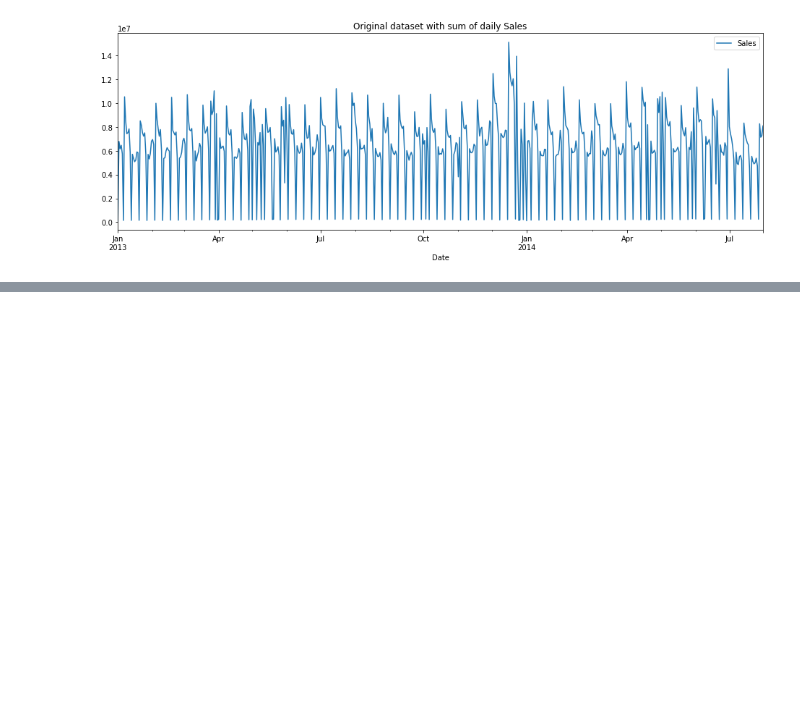
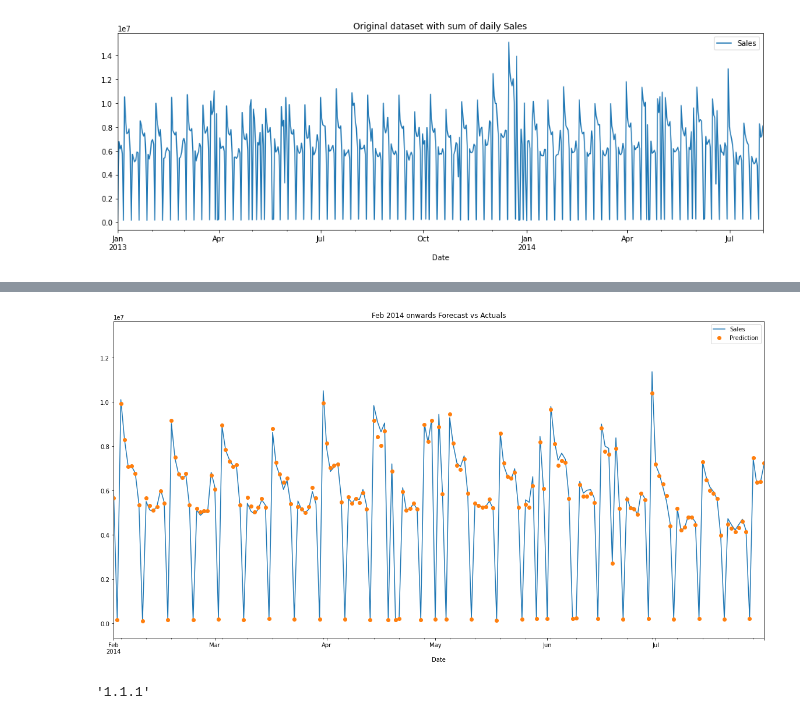
Before and after one commit to ninathumser/Minicomp_Team3, a Jupyter notebook: Nina.ipynb, the cells around one changed output, grey strips where cells are left out. Drawn from its saved outputs; the diff is of its cells as text; code cells hidden in the pictures; blank space fills up the shorter version.

```diff
--- a/Nina.ipynb
+++ b/Nina.ipynb
@@ -252,0 +359,12 @@ df_all.groupby('Date').sum()[['Sales','Prediction']].plot(figsize=(15, 5))
+# %%
+# Plot the forecast with the actual
+ax = df_all.groupby('Date').sum()[['Sales', 'Prediction']].plot(style=['-','o'], figsize=(20, 10))
+ax.set_xbound(lower='2014-02-01', upper='2014-07-31')
+ax.set_title('Feb 2014 onwards Forecast vs Actuals')
+plt.show()
+# %% [output]
+[figure, added]
+# %%
+xgb.__version__
+# %% [output]
+'1.1.1'
```
Also changed, not shown: parts of 24 cells of this notebook.
